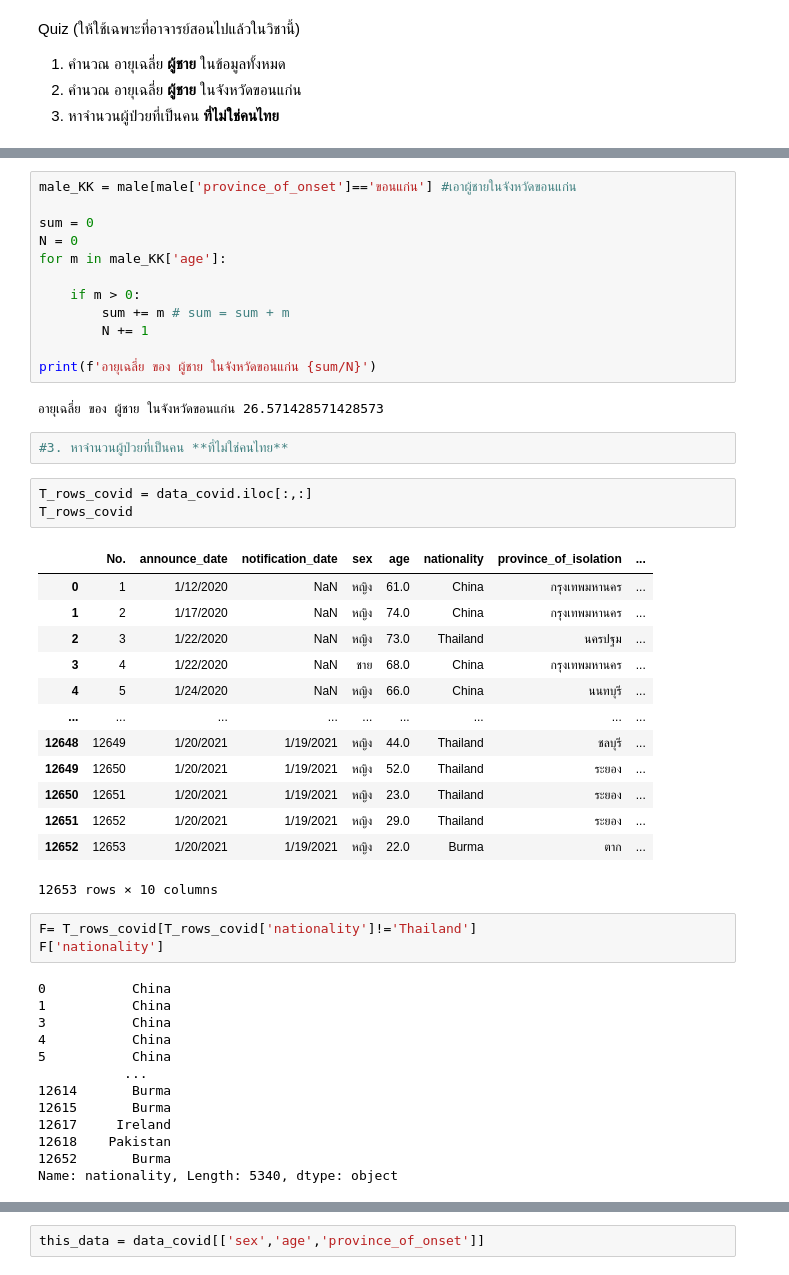
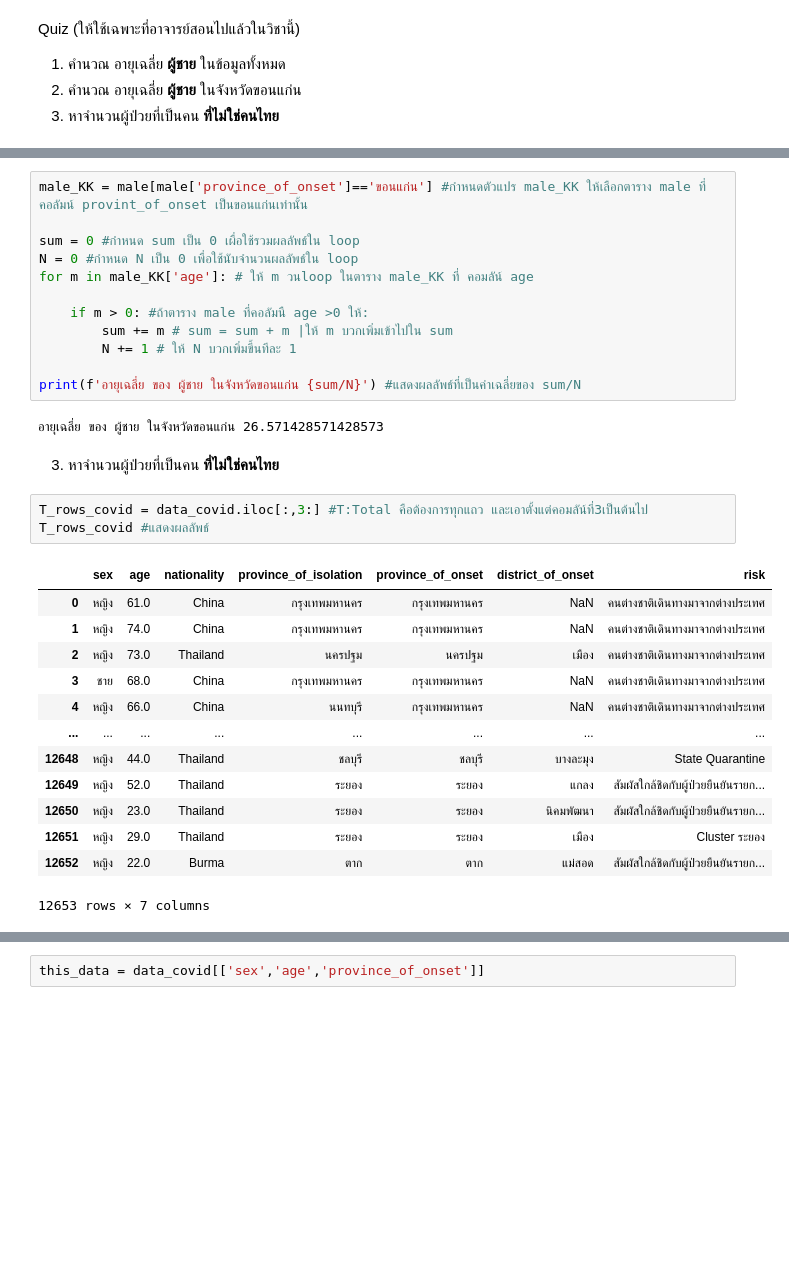
Before and after one commit to Khemapsorn/data_viz_2022, a Jupyter notebook: Pandas101.ipynb, the cells around one changed output, grey strips where cells are left out. Saved outputs shown, nothing was run; the diff lists cells and outputs as text; blank space fills up the shorter version.

```diff
--- a/Pandas101.ipynb
+++ b/Pandas101.ipynb
@@ -333,49 +335,33 @@ print(f'อายุเฉลี่ย ของ ผู้ชาย {sum/N}')
 # %%
-male_KK = male[male['province_of_onset']=='ขอนแก่น'] #เอาผู้ชายในจังหวัดขอนแก่น
+male_KK = male[male['province_of_onset']=='ขอนแก่น'] #กำหนดตัวแปร male_KK ให้เลือกตาราง male ที่คอลัมน์ provint_of_onset เป็นขอนแก่นเท่านั้น
 
-sum = 0
-N = 0
-for m in male_KK['age']:
+sum = 0 #กำหนด sum เป็น 0 เผื่อใช้รวมผลลัพธ์ใน loop
+N = 0 #กำหนด N เป็น 0 เพื่อใช้นับจำนวนผลลัพธ์ใน loop
+for m in male_KK['age']: # ให้ m วนloop ในตาราง male_KK ที่ คอมลัน์ age
 
-    if m > 0:
-        sum += m # sum = sum + m
-        N += 1
+    if m > 0: #ถ้าตาราง male ที่คอลัมนื age >0 ให้:
+        sum += m # sum = sum + m |ให้ m บวกเพิ่มเข้าไปใน sum
+        N += 1 # ให้ N บวกเพิ่มขึ้นทีละ 1
 
-print(f'อายุเฉลี่ย ของ ผู้ชาย ในจังหวัดขอนแก่น {sum/N}')
+print(f'อายุเฉลี่ย ของ ผู้ชาย ในจังหวัดขอนแก่น {sum/N}') #แสดงผลลัพธ์ที่เป็นค่าเฉลี่ยของ sum/N
 # %% [output]
 อายุเฉลี่ย ของ ผู้ชาย ในจังหวัดขอนแก่น 26.571428571428573
-# %%
-#3. หาจำนวนผู้ป่วยที่เป็นคน **ที่ไม่ใช่คนไทย**
-# %%
-T_rows_covid = data_covid.iloc[:,:]
-T_rows_covid
-# %% [output]
-|  | No. | announce_date | notification_date | sex | age | nationality | province_of_isolation | ... |
-| 0 | 1 | 1/12/2020 | NaN | หญิง | 61.0 | China | กรุงเทพมหานคร | ... |
-| 1 | 2 | 1/17/2020 | NaN | หญิง | 74.0 | China | กรุงเทพมหานคร | ... |
-| 2 | 3 | 1/22/2020 | NaN | หญิง | 73.0 | Thailand | นครปฐม | ... |
-| 3 | 4 | 1/22/2020 | NaN | ชาย | 68.0 | China | กรุงเทพมหานคร | ... |
-| 4 | 5 | 1/24/2020 | NaN | หญิง | 66.0 | China | นนทบุรี | ... |
-| ... | ... | ... | ... | ... | ... | ... | ... | ... |
-| 12648 | 12649 | 1/20/2021 | 1/19/2021 | หญิง | 44.0 | Thailand | ชลบุรี | ... |
-| 12649 | 12650 | 1/20/2021 | 1/19/2021 | หญิง | 52.0 | Thailand | ระยอง | ... |
-| 12650 | 12651 | 1/20/2021 | 1/19/2021 | หญิง | 23.0 | Thailand | ระยอง | ... |
-| 12651 | 12652 | 1/20/2021 | 1/19/2021 | หญิง | 29.0 | Thailand | ระยอง | ... |
-| 12652 | 12653 | 1/20/2021 | 1/19/2021 | หญิง | 22.0 | Burma | ตาก | ... |
-12653 rows × 10 columns
-# %%
-F= T_rows_covid[T_rows_covid['nationality']!='Thailand']
-F['nationality']
-# %% [output]
-0           China
-1           China
-3           China
-4           China
-5           China
-           ...
-12614       Burma
-12615       Burma
-12617     Ireland
-12618    Pakistan
-12652       Burma
-Name: nationality, Length: 5340, dtype: object
+# %% [markdown]
+3. หาจำนวนผู้ป่วยที่เป็นคน **ที่ไม่ใช่คนไทย**
+# %%
+T_rows_covid = data_covid.iloc[:,3:] #T:Total คือต้องการทุกแถว และเอาตั้งแต่คอมลัน์ที่3เป็นต้นไป
+T_rows_covid #แสดงผลลัพธ์
+# %% [output]
+|  | sex | age | nationality | province_of_isolation | province_of_onset | district_of_onset | risk |
+| 0 | หญิง | 61.0 | China | กรุงเทพมหานคร | กรุงเทพมหานคร | NaN | คนต่างชาติเดินทางมาจากต่างประเทศ |
+| 1 | หญิง | 74.0 | China | กรุงเทพมหานคร | กรุงเทพมหานคร | NaN | คนต่างชาติเดินทางมาจากต่างประเทศ |
+| 2 | หญิง | 73.0 | Thailand | นครปฐม | นครปฐม | เมือง | คนต่างชาติเดินทางมาจากต่างประเทศ |
+| 3 | ชาย | 68.0 | China | กรุงเทพมหานคร | กรุงเทพมหานคร | NaN | คนต่างชาติเดินทางมาจากต่างประเทศ |
+| 4 | หญิง | 66.0 | China | นนทบุรี | กรุงเทพมหานคร | NaN | คนต่างชาติเดินทางมาจากต่างประเทศ |
+| ... | ... | ... | ... | ... | ... | ... | ... |
+| 12648 | หญิง | 44.0 | Thailand | ชลบุรี | ชลบุรี | บางละมุง | State Quarantine |
+| 12649 | หญิง | 52.0 | Thailand | ระยอง | ระยอง | แกลง | สัมผัสใกล้ชิดกับผู้ป่วยยืนยันรายก... |
+| 12650 | หญิง | 23.0 | Thailand | ระยอง | ระยอง | นิคมพัฒนา | สัมผัสใกล้ชิดกับผู้ป่วยยืนยันรายก... |
+| 12651 | หญิง | 29.0 | Thailand | ระยอง | ระยอง | เมือง | Cluster ระยอง |
+| 12652 | หญิง | 22.0 | Burma | ตาก | ตาก | แม่สอด | สัมผัสใกล้ชิดกับผู้ป่วยยืนยันรายก... |
+12653 rows × 7 columns
```
Also changed, not shown: parts of 22 cells of this notebook.
